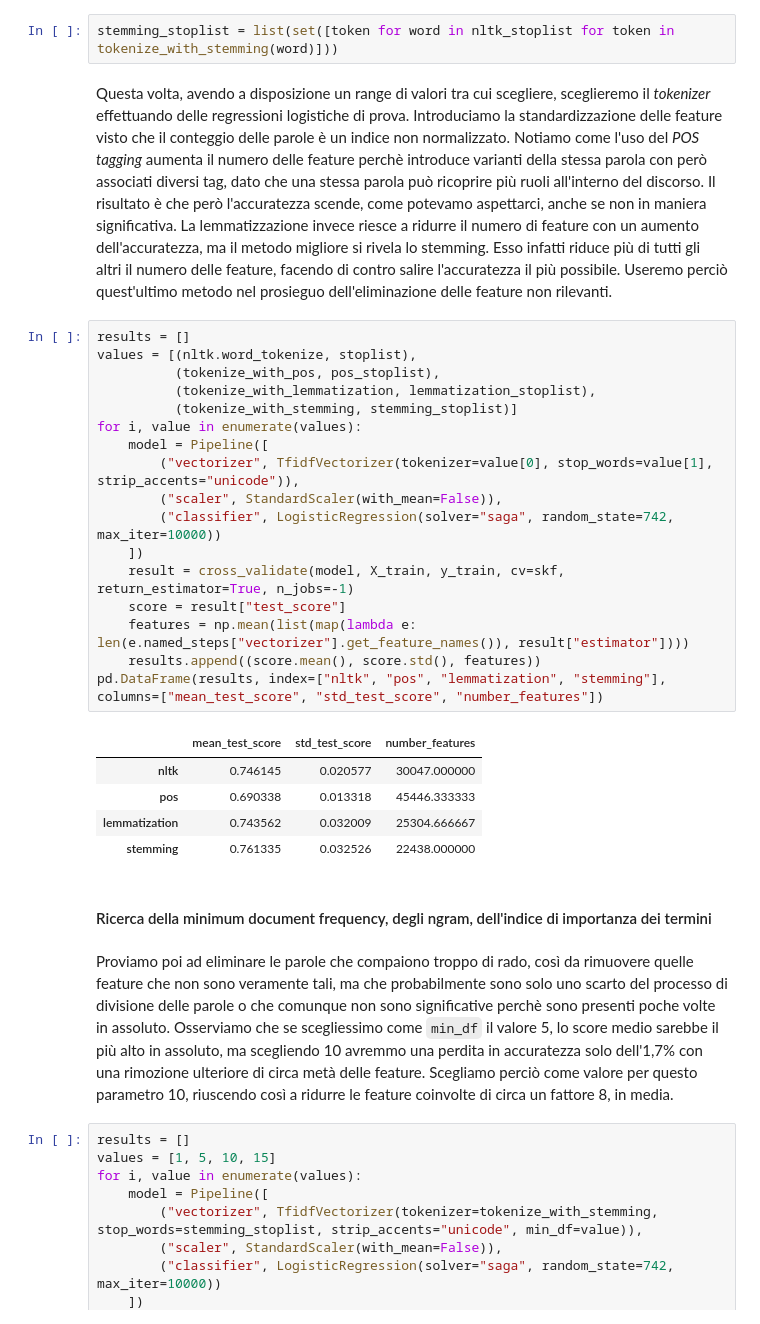
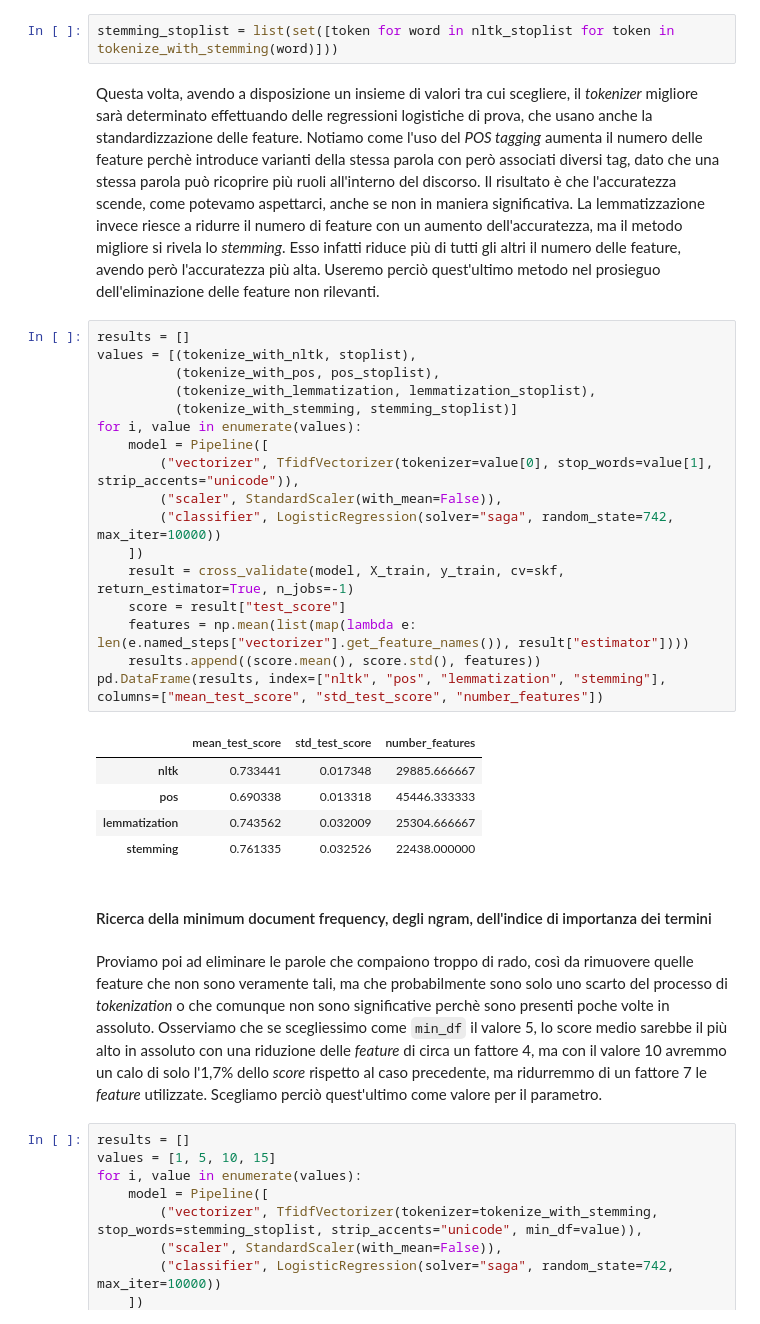
Before and after one commit to cake-lier/data-intensive, a Jupyter notebook: the_simpson.ipynb, the cells around one changed output. Cells and saved outputs as stored; diff of their text form.

```diff
--- a/the_simpson.ipynb
+++ b/the_simpson.ipynb
@@ -753,34 +760,34 @@ def tokenize_with_stemming(text):
 # %%
 stemming_stoplist = list(set([token for word in nltk_stoplist for token in tokenize_with_stemming(word)]))
 # %% [markdown]
-Questa volta, avendo a disposizione un range di valori tra cui scegliere, sceglieremo il *tokenizer* effettuando delle regressioni logistiche di prova. Introduciamo  la standardizzazione delle feature visto che il conteggio delle parole è un indice non normalizzato. Notiamo come l'uso del *POS tagging* aumenta il numero delle feature perchè introduce varianti della stessa parola con però associati diversi tag, dato che una stessa parola può ricoprire più ruoli all'interno del discorso. Il risultato è che però l'accuratezza scende, come potevamo aspettarci, anche se non in maniera significativa. La lemmatizzazione invece riesce a ridurre il numero di feature con un aumento dell'accuratezza, ma il metodo migliore si rivela lo stemming. Esso infatti riduce più di tutti gli altri il numero delle feature, facendo di contro salire l'accuratezza il più possibile. Useremo perciò quest'ultimo metodo nel prosieguo dell'eliminazione delle feature non rilevanti.
+Questa volta, avendo a disposizione un insieme di valori tra cui scegliere, il *tokenizer* migliore sarà determinato effettuando delle regressioni logistiche di prova, che usano anche la standardizzazione delle feature. Notiamo come l'uso del *POS tagging* aumenta il numero delle feature perchè introduce varianti della stessa parola con però associati diversi tag, dato che una stessa parola può ricoprire più ruoli all'interno del discorso. Il risultato è che l'accuratezza scende, come potevamo aspettarci, anche se non in maniera significativa. La lemmatizzazione invece riesce a ridurre il numero di feature con un aumento dell'accuratezza, ma il metodo migliore si rivela lo *stemming*. Esso infatti riduce più di tutti gli altri il numero delle feature, avendo però l'accuratezza più alta. Useremo perciò quest'ultimo metodo nel prosieguo dell'eliminazione delle feature non rilevanti.
 # %%
 results = []
-values = [(nltk.word_tokenize, stoplist),
+values = [(tokenize_with_nltk, stoplist),
           (tokenize_with_pos, pos_stoplist),
           (tokenize_with_lemmatization, lemmatization_stoplist),
           (tokenize_with_stemming, stemming_stoplist)]
 for i, value in enumerate(values):
     model = Pipeline([
         ("vectorizer", TfidfVectorizer(tokenizer=value[0], stop_words=value[1], strip_accents="unicode")),
         ("scaler", StandardScaler(with_mean=False)),
         ("classifier", LogisticRegression(solver="saga", random_state=742, max_iter=10000))
     ])
     result = cross_validate(model, X_train, y_train, cv=skf, return_estimator=True, n_jobs=-1)
     score = result["test_score"]
     features = np.mean(list(map(lambda e: len(e.named_steps["vectorizer"].get_feature_names()), result["estimator"])))
     results.append((score.mean(), score.std(), features))
 pd.DataFrame(results, index=["nltk", "pos", "lemmatization", "stemming"], columns=["mean_test_score", "std_test_score", "number_features"])
 # %% [output]
 |  | mean_test_score | std_test_score | number_features |
-| nltk | 0.746145 | 0.020577 | 30047.000000 |
+| nltk | 0.733441 | 0.017348 | 29885.666667 |
 | pos | 0.690338 | 0.013318 | 45446.333333 |
 | lemmatization | 0.743562 | 0.032009 | 25304.666667 |
 | stemming | 0.761335 | 0.032526 | 22438.000000 |
 # %% [markdown]
 #### Ricerca della minimum document frequency, degli ngram, dell'indice di importanza dei termini
 # %% [markdown]
-Proviamo poi ad eliminare le parole che compaiono troppo di rado, così da rimuovere quelle feature che non sono veramente tali, ma che probabilmente sono solo uno scarto del processo di divisione delle parole o che comunque non sono significative perchè sono presenti poche volte in assoluto. Osserviamo che se scegliessimo come ``min_df`` il valore 5, lo score medio sarebbe il più alto in assoluto, ma scegliendo 10 avremmo una perdita in accuratezza solo dell'1,7% con una rimozione ulteriore di circa metà delle feature. Scegliamo perciò come valore per questo parametro 10, riuscendo così a ridurre le feature coinvolte di circa un fattore 8, in media.
+Proviamo poi ad eliminare le parole che compaiono troppo di rado, così da rimuovere quelle feature che non sono veramente tali, ma che probabilmente sono solo uno scarto del processo di *tokenization* o che comunque non sono significative perchè sono presenti poche volte in assoluto. Osserviamo che se scegliessimo come ``min_df`` il valore 5, lo score medio sarebbe il più alto in assoluto con una riduzione delle *feature* di circa un fattore 4, ma con il valore 10 avremmo un calo di solo l'1,7% dello *score* rispetto al caso precedente, ma ridurremmo di un fattore 7 le *feature* utilizzate. Scegliamo perciò quest'ultimo come valore per il parametro.
 # %%
 results = []
 values = [1, 5, 10, 15]
```
Also changed, not shown: parts of 142 cells of this notebook.
